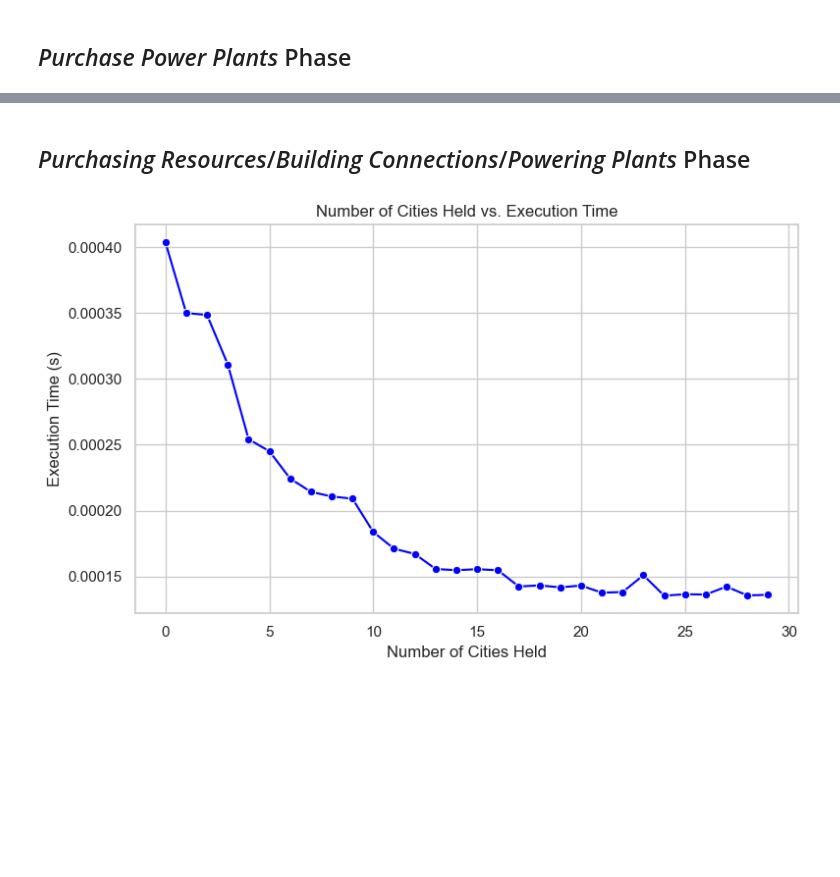
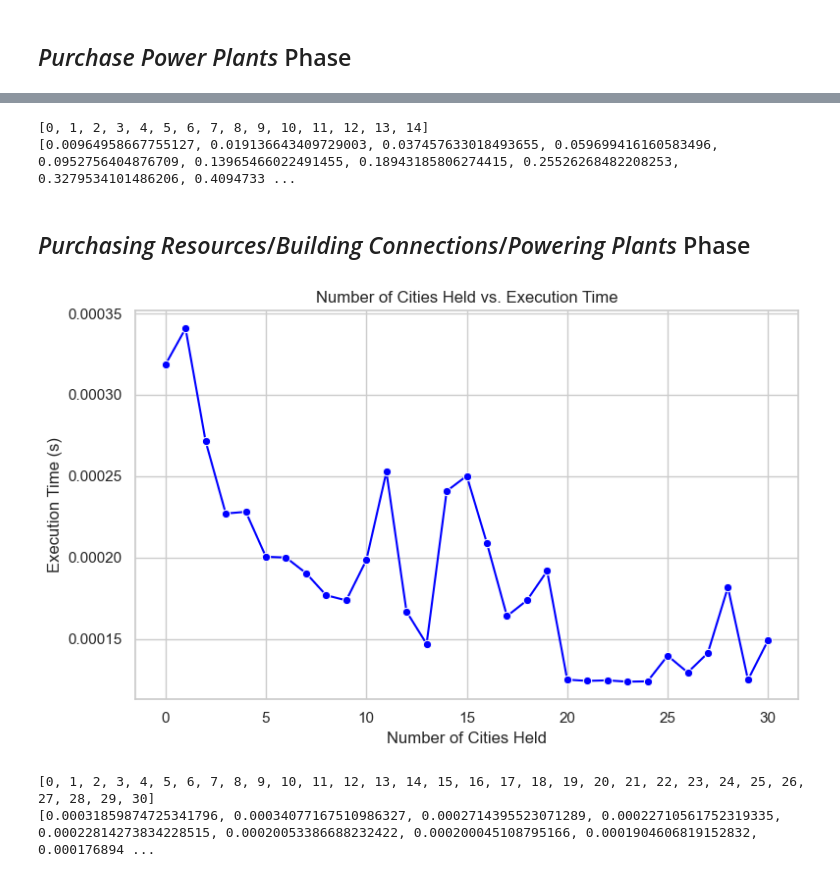
Before and after one commit to Cubified/power_grid, a Jupyter notebook: 00_algorithm_experiments.ipynb, the cells around one changed output, grey strips where cells are left out. Drawn from its saved outputs; the diff is of its cells as text; code cells hidden in the pictures; blank space fills up the shorter version.

```diff
--- a/00_algorithm_experiments.ipynb
+++ b/00_algorithm_experiments.ipynb
@@ -543,0 +765,35 @@ plt.show()
+# %%
+P = []
+for j in range(0, 150):
+    P.append((random.randint(1, 20), ['Coal', 'Oil', 'Trash', 'Uranium'][random.randint(0, 3)], random.randint(1, 6), random.randint(1, 6)))
+f = 100
+Pmax = len(P)
+
+xs = []
+ys = []
+n_trials = 10
+for i in tqdm(range(0, 15)):
+    avg = 0
+    for j in range(n_trials):
+        Pplayer = []
+        for k in range(i):
+            Pplayer.append((random.randint(1, 20), ['Coal', 'Oil', 'Trash', 'Uranium'][random.randint(0, 3)], random.randint(1, 6), random.randint(1, 6)))
+
+        start = time.time()
+        phase1_purchase_power_plants(P, f, Pplayer, Pmax, ResourceCost, K)
+        end = time.time()
+        avg += end - start
+
+    xs.append(i)
+    ys.append(avg / n_trials)
+
+sns.set(style="whitegrid")
+fig, ax = plt.subplots(1, 1, figsize=(8, 5))
+
+sns.lineplot(x=xs, y=ys, marker='o', color='blue', ax=ax)
+ax.set_title("Number of Plants Held vs. Execution Time")
+ax.set_xlabel("Number of Plants Held")
+ax.set_ylabel("Execution Time (s)")
+
+plt.tight_layout()
+plt.show()
@@ -544,3 +802,9 @@ plt.show()
+# %%
+print(xs)
+print(ys)
+# %% [output]
+[0, 1, 2, 3, 4, 5, 6, 7, 8, 9, 10, 11, 12, 13, 14]
+[0.00964958667755127, 0.019136643409729003, 0.037457633018493655, 0.059699416160583496, 0.0952756404876709, 0.13965466022491455, 0.18943185806274415, 0.25526268482208253, 0.3279534101486206, 0.4094733 ...
 # %% [markdown]
 ## *Purchasing Resources*/*Building Connections*/*Powering Plants* Phase
 # %%
@@ -548,33 +812,38 @@ G = nx.gnp_random_graph(30, 0.3)
 for u, v in G.edges():
     G.edges[u, v]['weight'] = random.randint(1, 20)
 
 Gp, _ = phase0_solve_kmst(G, 30)
 B = 1
 
 xs = []
 ys = []
-max_c = len(G.nodes)
+max_c = len(G.nodes) + 1
 n_trials = 20
-for i in range(0, max_c):
+for i in tqdm(range(0, max_c)):
     avg = 0
     for j in range(n_trials):
         start = time.time()
         phase2_purchase_build_power(P_player, Gp, list(G.nodes)[None:0:None][:i], f, ResourceCost, K, B)
         end = time.time()
         avg += end - start
 
     xs.append(i)
     ys.append(avg / n_trials)
 
 sns.set(style="whitegrid")
 fig, ax = plt.subplots(1, 1, figsize=(8, 5))
 
 sns.lineplot(x=xs, y=ys, marker='o', color='blue', ax=ax)
 ax.set_title("Number of Cities Held vs. Execution Time")
 ax.set_xlabel("Number of Cities Held")
 ax.set_ylabel("Execution Time (s)")
 
 plt.tight_layout()
 plt.show()
+
+print(xs)
+print(ys)
 # %% [output]
-[figure, old version]
+[figure, new version]
+[0, 1, 2, 3, 4, 5, 6, 7, 8, 9, 10, 11, 12, 13, 14, 15, 16, 17, 18, 19, 20, 21, 22, 23, 24, 25, 26, 27, 28, 29, 30]
+[0.00031859874725341796, 0.00034077167510986327, 0.0002714395523071289, 0.00022710561752319335, 0.00022814273834228515, 0.00020053386688232422, 0.000200045108795166, 0.0001904606819152832, 0.000176894 ...
```
Also changed, not shown: parts of 17 cells of this notebook.
